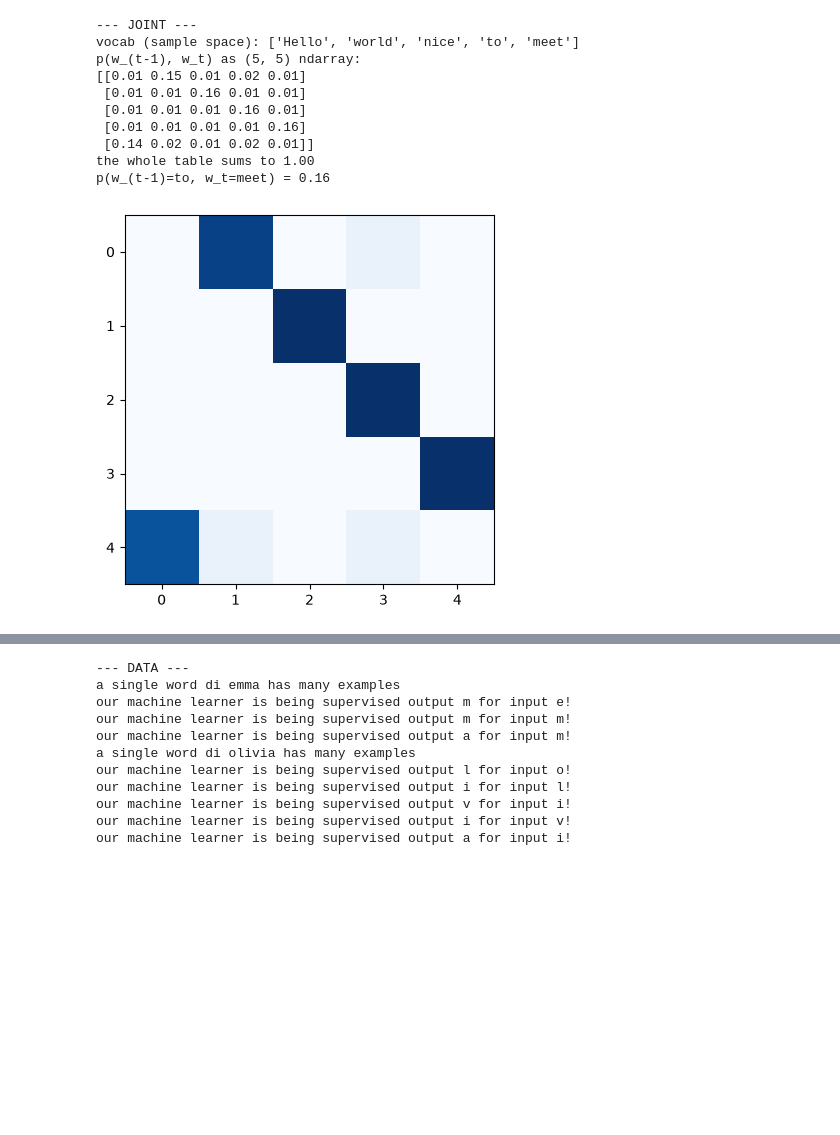
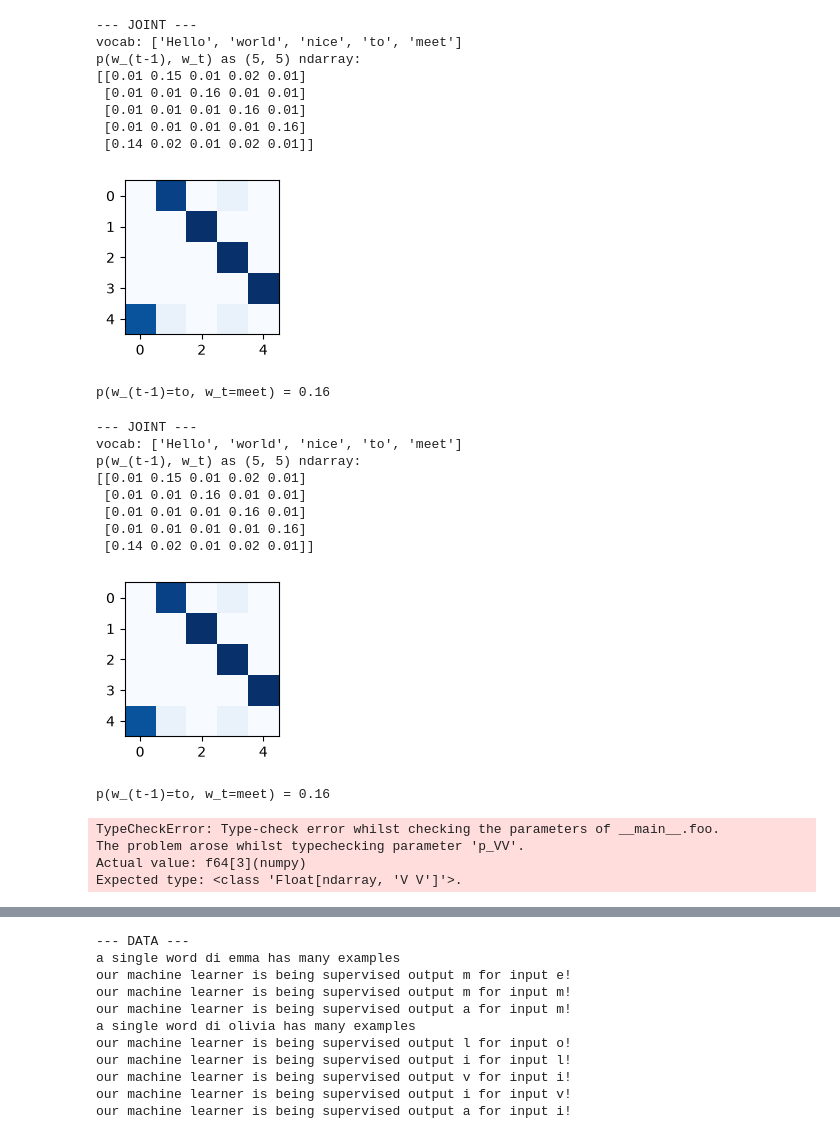
Before and after one commit to j4orz/asitpofborscht, a Jupyter notebook: sitp/notebooks/1.2_bigram.ipynb, the cells around one changed output, grey strips where cells are left out. Saved outputs shown, nothing was run; the diff lists cells and outputs as text; code cells hidden in the pictures; blank space fills up the shorter version.

Commit message:
sitp: another pass (jaxtyping, sum, broadcast) to chapter 1.2.2 now (Multidimensional Arrays) with the Joint, Marginal, and Conditional

```diff
--- a/sitp/notebooks/1.2_bigram.ipynb
+++ b/sitp/notebooks/1.2_bigram.ipynb
@@ -1,37 +1,83 @@
 # %%
 print("--- JOINT ---")
 import numpy as np
 import matplotlib.pyplot as plt
-%matplotlib inline
 
-vtoy: list[str] = ['Hello', 'world', 'nice', 'to', 'meet']
-Vtoy: int = len(vtoy)
-c2itoy: dict[str, int] = {c:i for i,c in enumerate(vtoy)}
+v: list[str] = ['Hello', 'world', 'nice', 'to', 'meet']
+V: int = len(v)
+toi, meeti = 3, 4
 
 # Figure I.2 as an ndarray every cell is the joint probability of a (previous word, next word) pair.
-pWH_VV = np.array([                     #  w_t: Hello world  nice    to  meet
+p_VV = np.array([                     #  w_t: Hello world  nice    to  meet
   [0.01, 0.15, 0.01, 0.02, 0.01],       #  w_{t-1} = Hello  (i=0)
   [0.01, 0.01, 0.16, 0.01, 0.01],       #  w_{t-1} = world  (i=1)
   [0.01, 0.01, 0.01, 0.16, 0.01],       #  w_{t-1} = nice   (i=2)
   [0.01, 0.01, 0.01, 0.01, 0.16],       #  w_{t-1} = to     (i=3)
   [0.14, 0.02, 0.01, 0.02, 0.01],       #  w_{t-1} = meet   (i=4)
 ])
-assert pWH_VV.shape == (Vtoy, Vtoy)
-assert np.isclose(pWH_VV.sum(), 1.0)    # normalization, over the *whole* table
-print(f'vocab (sample space): {vtoy}')
-print(f'p(w_(t-1), w_t) as {pWH_VV.shape} ndarray:\n{pWH_VV}')
-plt.imshow(pWH_VV, cmap='Blues')
-print(f'the whole table sums to {pWH_VV.sum():.2f}')
-print(f'p(w_(t-1)=to, w_t=meet) = {pWH_VV[c2itoy["to"], c2itoy["meet"]]:.2f}')
+assert p_VV.shape == (V, V)
+assert np.isclose(p_VV.sum(), 1.0)    # normalization, over the *whole* table
+print(f'vocab: {v}')
+print(f'p(w_(t-1), w_t) as {p_VV.shape} ndarray:\n{p_VV}')
+plt.figure(figsize=(2, 2))
+plt.imshow(p_VV, cmap='Blues')
+plt.show()
+print(f'p(w_(t-1)=to, w_t=meet) = {p_VV[toi, meeti]:.2f}')
 # %% [output]
 --- JOINT ---
-vocab (sample space): ['Hello', 'world', 'nice', 'to', 'meet']
+vocab: ['Hello', 'world', 'nice', 'to', 'meet']
 p(w_(t-1), w_t) as (5, 5) ndarray:
 [[0.01 0.15 0.01 0.02 0.01]
  [0.01 0.01 0.16 0.01 0.01]
  [0.01 0.01 0.01 0.16 0.01]
  [0.01 0.01 0.01 0.01 0.16]
  [0.14 0.02 0.01 0.02 0.01]]
-the whole table sums to 1.00
-p(w_(t-1)=to, w_t=meet) = 0.16
-[figure, old version]
+[figure, new version]
+p(w_(t-1)=to, w_t=meet) = 0.16
+# %%
+print("--- JOINT ---")
+import numpy as np
+import matplotlib.pyplot as plt
+from jaxtyping import Float, jaxtyped
+from beartype import beartype
+
+v: list[str] = ['Hello', 'world', 'nice', 'to', 'meet']
+V: int = len(v)
+toi, meeti = 3, 4
+
+# Figure I.2 as an ndarray
+p_VV = np.array([
+  [0.01, 0.15, 0.01, 0.02, 0.01],
+  [0.01, 0.01, 0.16, 0.01, 0.01],
+  [0.01, 0.01, 0.01, 0.16, 0.01],
+  [0.01, 0.01, 0.01, 0.01, 0.16],
+  [0.14, 0.02, 0.01, 0.02, 0.01],
+])
+
+@jaxtyped(typechecker=beartype)
+def foo(p_VV: Float[np.ndarray, "V V"]):
+  assert np.isclose(p_VV.sum(), 1.0)    # normalization, over the *whole* table
+  print(f'vocab: {v}')
+  print(f'p(w_(t-1), w_t) as {p_VV.shape} ndarray:\n{p_VV}')
+  plt.figure(figsize=(2, 2))
+  plt.imshow(p_VV, cmap='Blues')
+  plt.show()                            # flush *now*, else inline defers it to end of cell
+  print(f'p(w_(t-1)=to, w_t=meet) = {p_VV[toi, meeti]:.2f}')
+
+foo(p_VV)
+foo(np.zeros(3))
+# %% [output]
+--- JOINT ---
+vocab: ['Hello', 'world', 'nice', 'to', 'meet']
+p(w_(t-1), w_t) as (5, 5) ndarray:
+[[0.01 0.15 0.01 0.02 0.01]
+ [0.01 0.01 0.16 0.01 0.01]
+ [0.01 0.01 0.01 0.16 0.01]
+ [0.01 0.01 0.01 0.01 0.16]
+ [0.14 0.02 0.01 0.02 0.01]]
+[figure, added]
+p(w_(t-1)=to, w_t=meet) = 0.16
+TypeCheckError: Type-check error whilst checking the parameters of __main__.foo.
+The problem arose whilst typechecking parameter 'p_VV'.
+Actual value: f64[3](numpy)
+Expected type: <class 'Float[ndarray, 'V V']'>.
```
Also changed, not shown: parts of 3 cells of this notebook, 10 other files.
